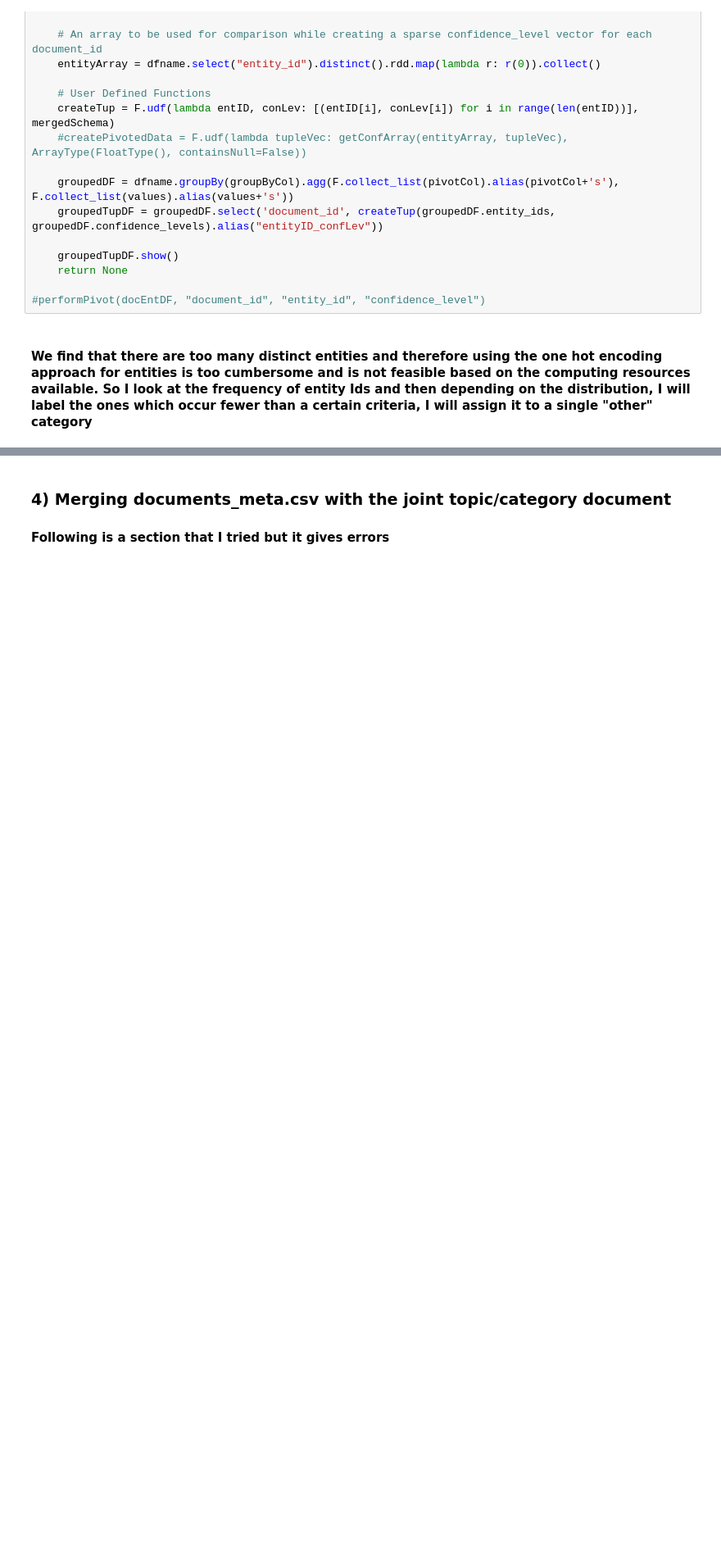
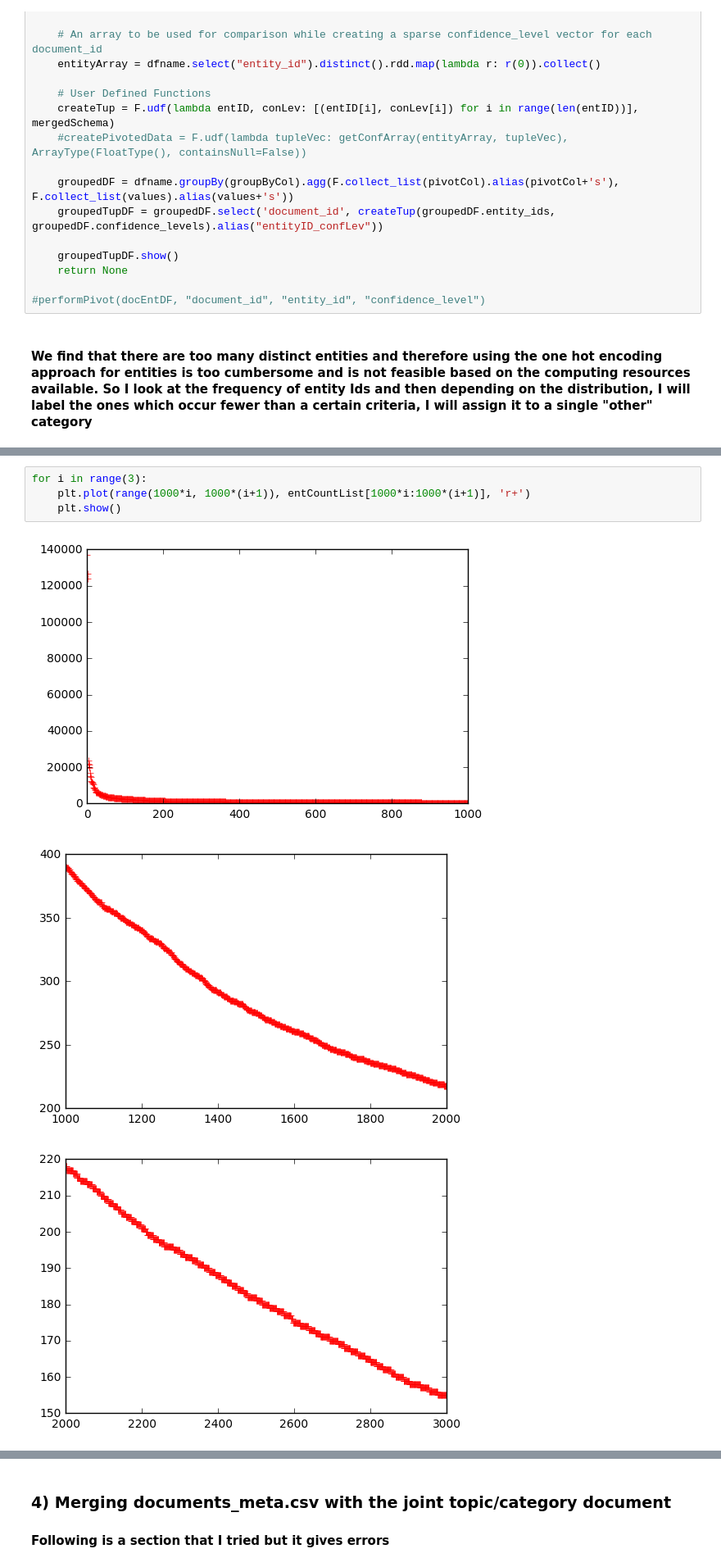
Before and after one commit to AnshumaanBajpai/Kaggle, a Jupyter notebook: kaggle_scripts/outbrainClickPrediction/documentAnalysis.ipynb, the cells around one changed output, grey strips where cells are left out. Shown: that part at 82% size. Cells and saved outputs as stored; diff of their text form; blank space fills up the shorter version.

```diff
--- a/kaggle_scripts/outbrainClickPrediction/documentAnalysis.ipynb
+++ b/kaggle_scripts/outbrainClickPrediction/documentAnalysis.ipynb
@@ -477,0 +477,8 @@ only showing top 20 rows
+# %%
+for i in range(3):
+    plt.plot(range(1000*i, 1000*(i+1)), entCountList[1000*i:1000*(i+1)], 'r+')
+    plt.show()
+# %% [output]
+[figure, added]
+[figure, added]
+[figure, added]
```
Also changed, not shown: parts of 11 cells of this notebook.
